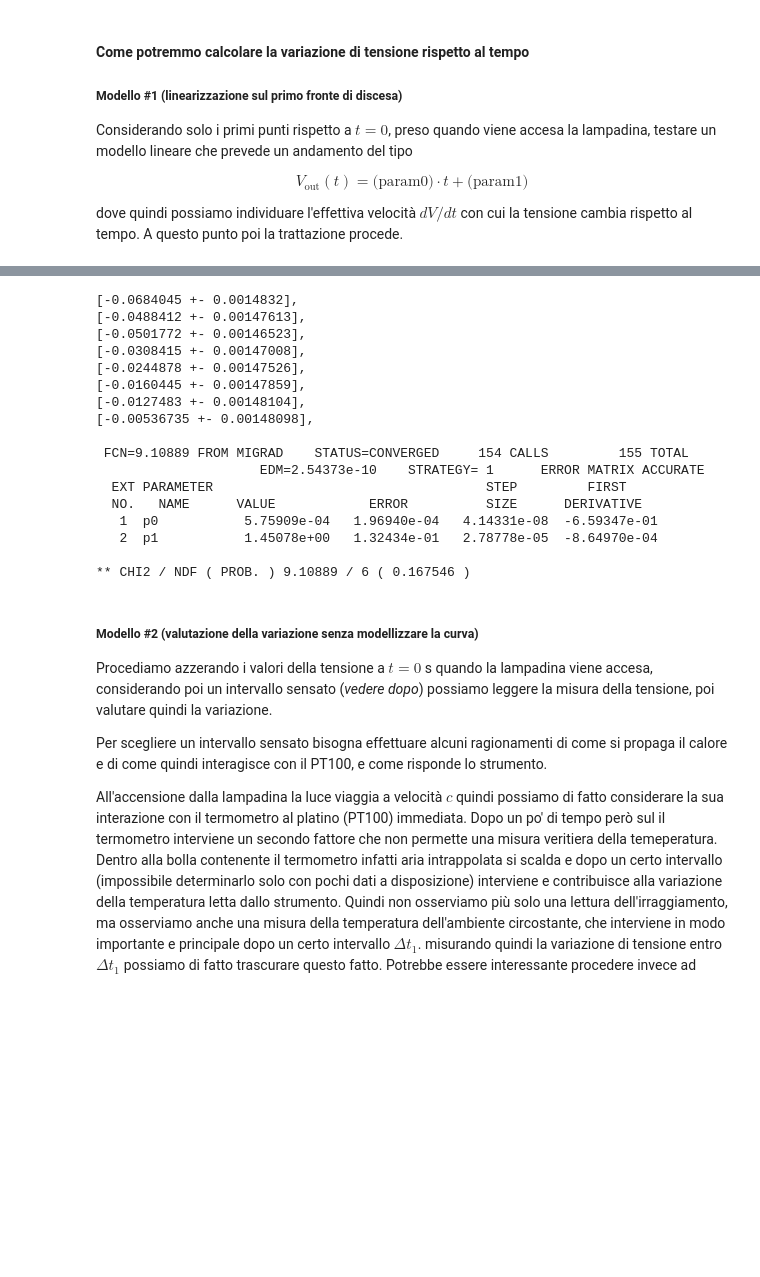
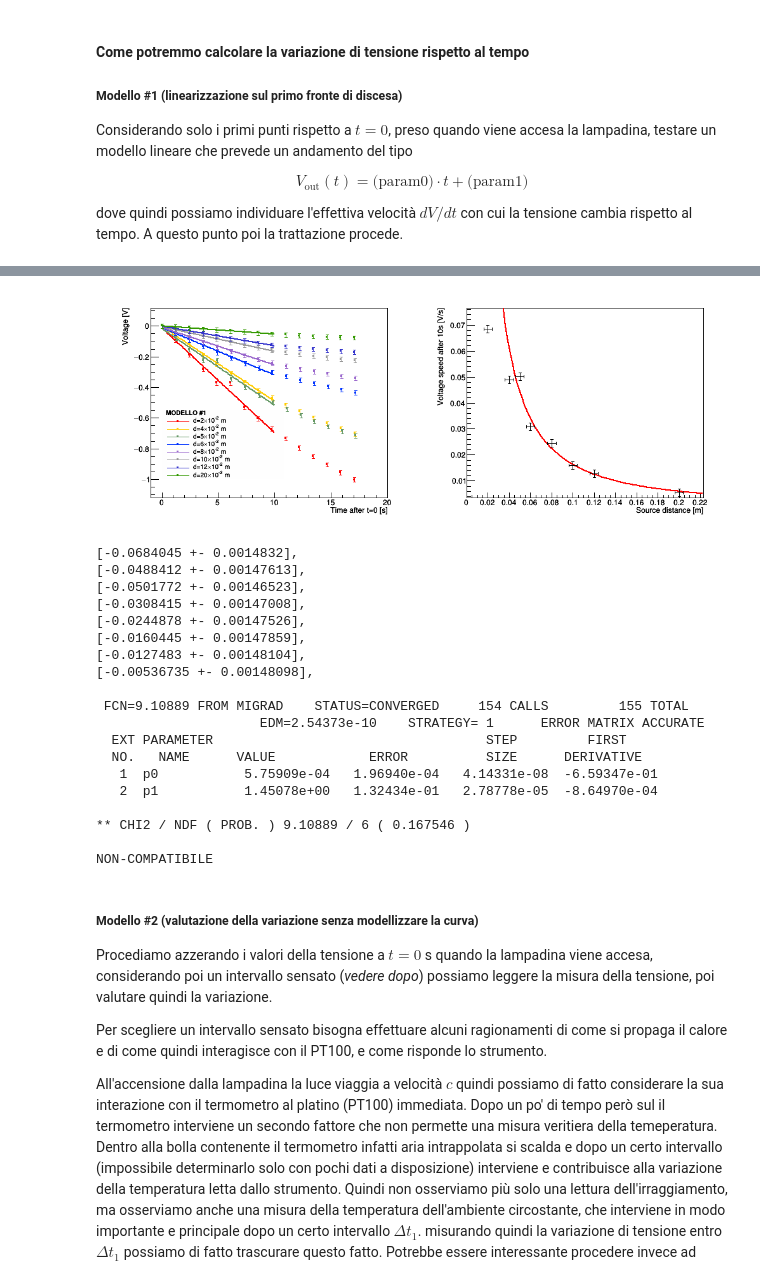
Before and after one commit to mattiasotgia/Lab2, a Jupyter notebook: esperienza_4__irraggiamento_lampadina/analisi_dati/2021_12_21_data_analysis_LAB_R2.ipynb, the cells around one changed output, grey strips where cells are left out. Drawn from its saved outputs; the diff is of its cells as text; code cells hidden in the pictures; blank space fills up the shorter version.

```diff
--- a/esperienza_4__irraggiamento_lampadina/analisi_dati/2021_12_21_data_analysis_LAB_R2.ipynb
+++ b/esperienza_4__irraggiamento_lampadina/analisi_dati/2021_12_21_data_analysis_LAB_R2.ipynb
@@ -247,4 +247,6 @@ plot->Fit("fit_mod1");
 logs::print_stat(fit_mod1);
 
 c4->Draw();
+
+std::cout << stattools::compatible(2, 0, fit_mod1->GetParameter(1), fit_mod1->GetParError(1));
 # %% [output]
@@ -252,3 +253,4 @@ c4->Draw();
+[figure, added]
 [-0.0684045 +- 0.0014832],
 [-0.0488412 +- 0.00147613],
 [-0.0501772 +- 0.00146523],
@@ -266,6 +268,8 @@ c4->Draw();
    2  p1           1.45078e+00   1.32434e-01   2.78778e-05  -8.64970e-04
 
 ** CHI2 / NDF ( PROB. ) 9.10889 / 6 ( 0.167546 )
+
+NON-COMPATIBILE
 # %% [markdown]
 ##### Modello #2 (valutazione della variazione senza modellizzare la curva)
 
```
Also changed, not shown: parts of 6 cells of this notebook.
